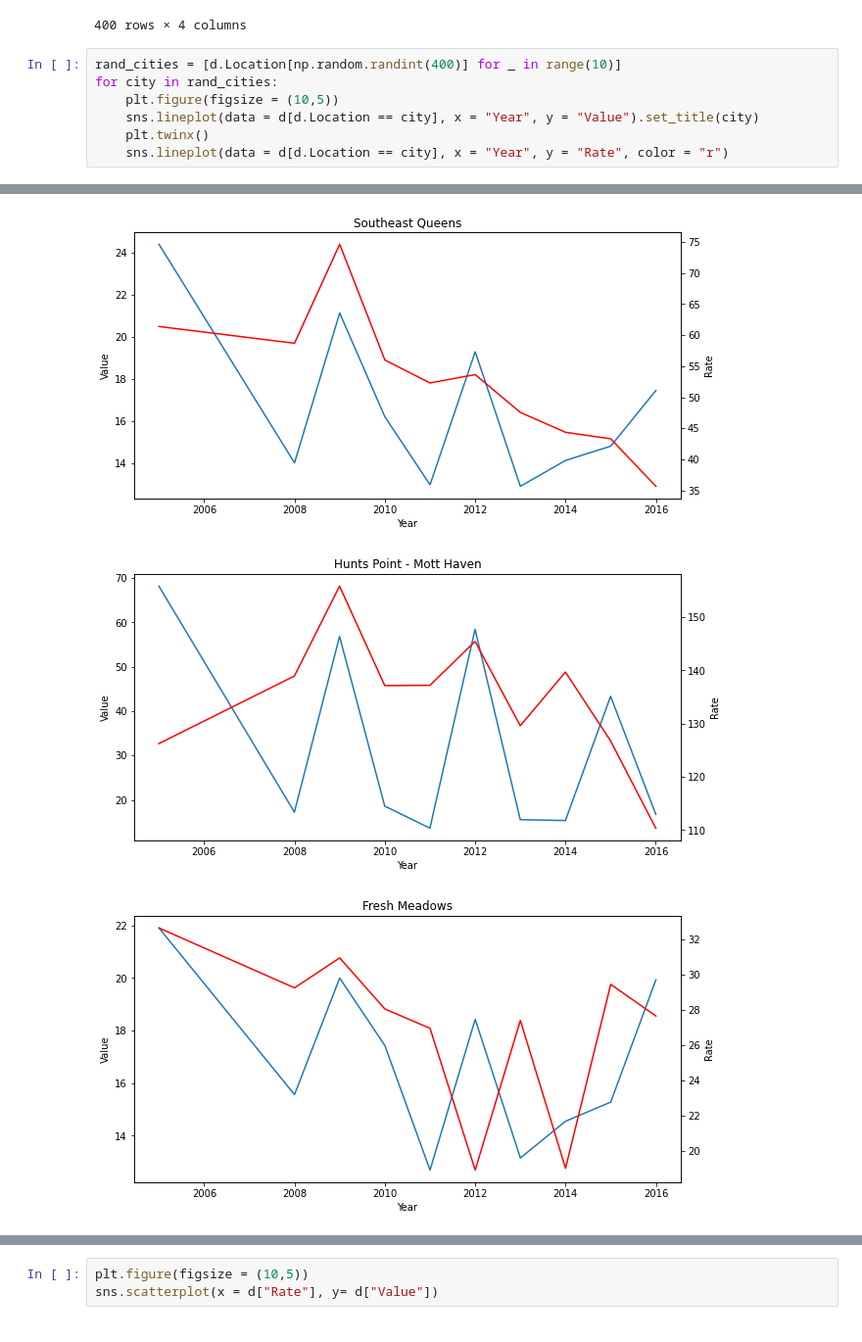
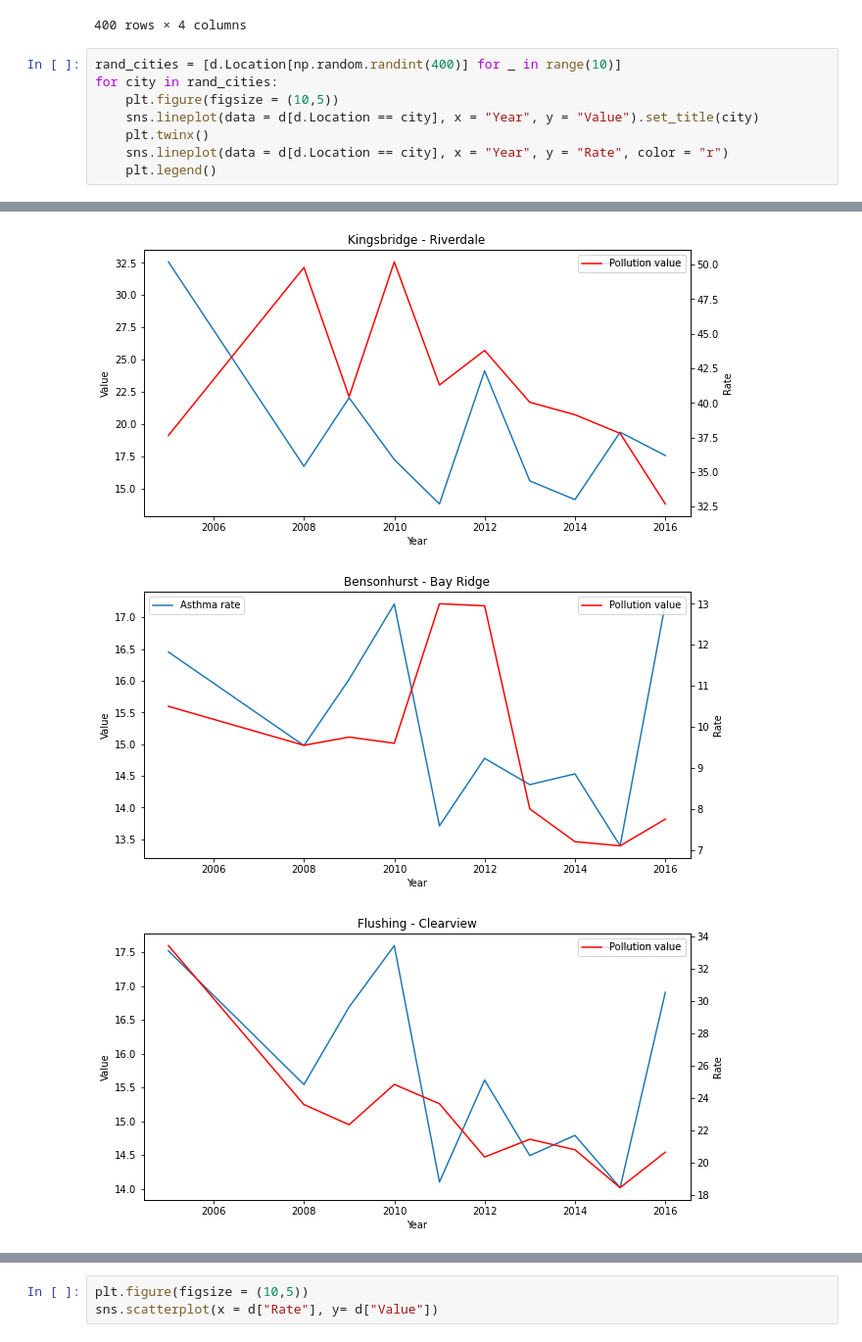
Before and after one commit to RasmusJuul/Social-Data, a Jupyter notebook: Olivers misc/data_import.ipynb, the cells around one changed output, grey strips where cells are left out. Shown at 98% size. Drawn from its saved outputs; the diff is of its cells as text.

```diff
--- a/Olivers misc/data_import.ipynb
+++ b/Olivers misc/data_import.ipynb
@@ -451,4 +483,5 @@ for city in rand_cities:
     sns.lineplot(data = d[d.Location == city], x = "Year", y = "Value").set_title(city)
     plt.twinx()
     sns.lineplot(data = d[d.Location == city], x = "Year", y = "Rate", color = "r")
+    plt.legend()
 # %% [output]
@@ -459,3 +492,3 @@ for city in rand_cities:
-[figure, old version]
+[figure, new version]
-[figure, old version]
+[figure, new version]
-[figure, old version]
+[figure, new version]
```
Also changed, not shown: parts of 5 cells of this notebook, 3 other files.
